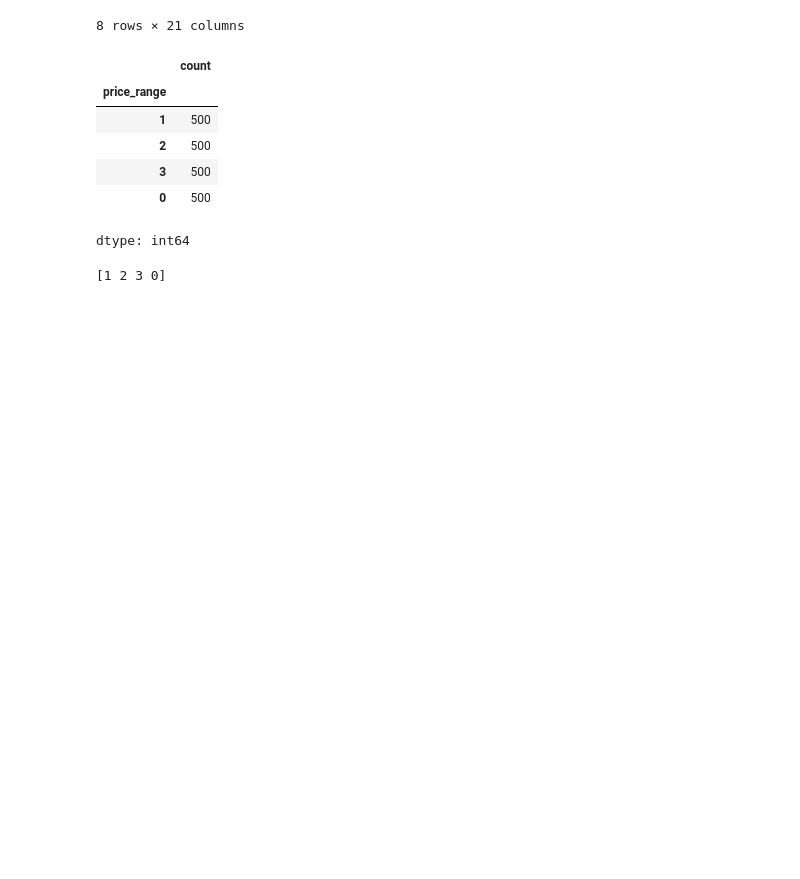
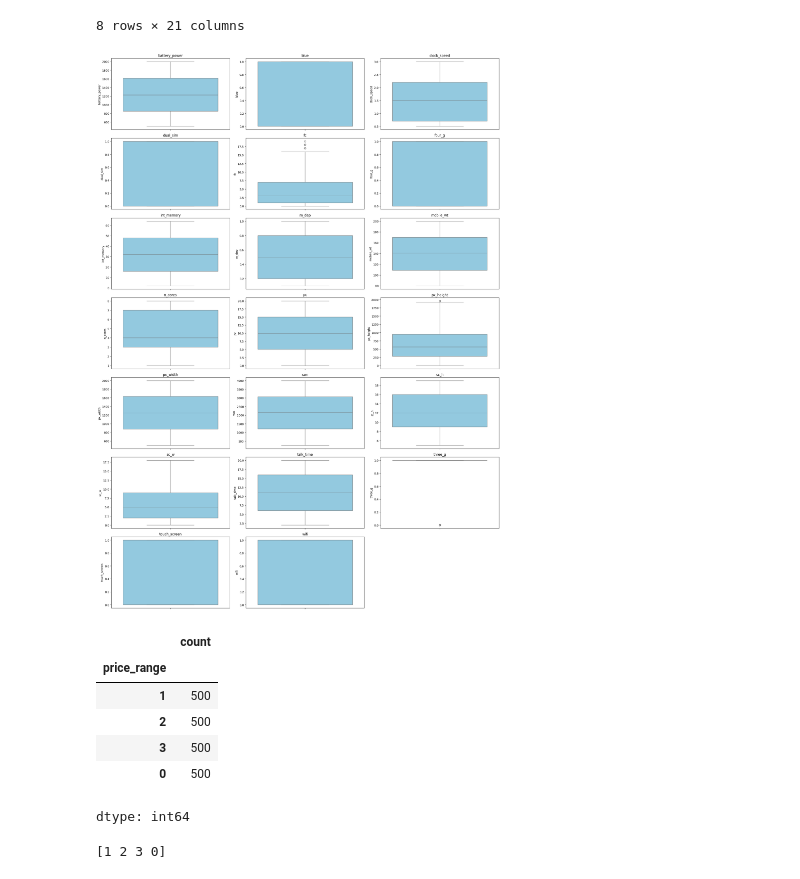
Before and after one commit to Emir515/Business-Intelligence-Assignment-2, a Jupyter notebook: BusinessIntelligence.ipynb, the cells around one changed output. Drawn from its saved outputs; the diff is of its cells as text; code cells hidden in the pictures; blank space fills up the shorter version.

Commit message:
Added box plots for statistical properties, copied corr matrix to data understanding part

```diff
--- a/BusinessIntelligence.ipynb
+++ b/BusinessIntelligence.ipynb
@@ -58,6 +58,23 @@ df.describe()
 | 75% | 1615.250000 | 1.0000 | 2.200000 | 1.000000 | 7.000000 | 1.000000 | 48.000000 | 0.800000 | 170.000000 | ... |
 | max | 1998.000000 | 1.0000 | 3.000000 | 1.000000 | 19.000000 | 1.000000 | 64.000000 | 1.000000 | 200.000000 | ... |
 8 rows × 21 columns
+# %%
+# visualize the statistical properties from above with box plots
+
+# only using features (all columns except price_range)
+features = df.drop(columns=['price_range'])
+
+plt.figure(figsize=(20, 30))
+
+for i, column in enumerate(features.columns, 1):
+    plt.subplot((len(features.columns) + 2) // 3, 3, i)
+    sns.boxplot(y=features[column], color="skyblue")
+    plt.title(column)
+
+plt.tight_layout(rect=[0, 0.03, 1, 0.95])
+plt.show()
+# %% [output]
+[figure, added]
 # %%
 df['price_range'].value_counts()
 # %% [output]
```
Also changed, not shown: parts of 3 cells of this notebook.
